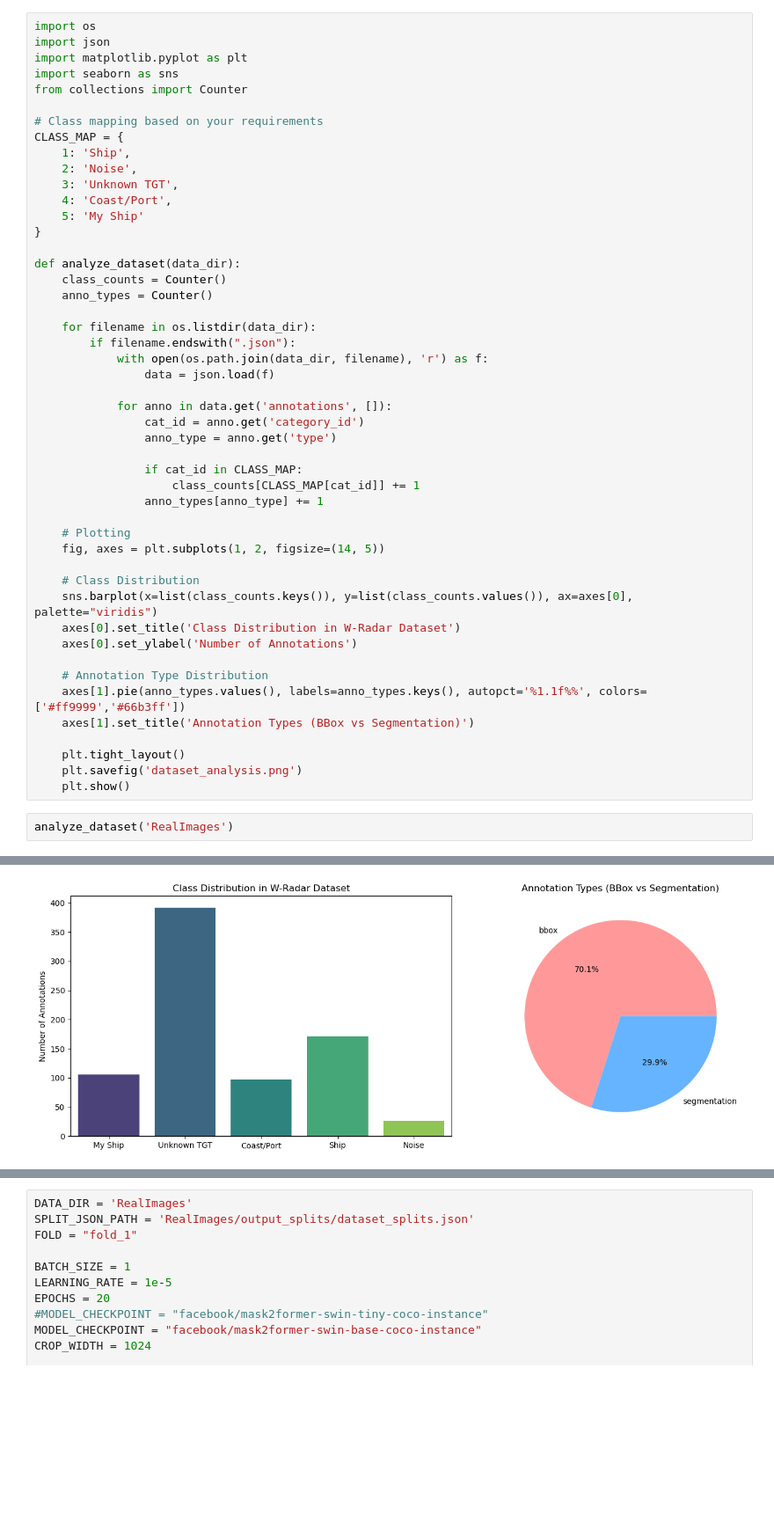
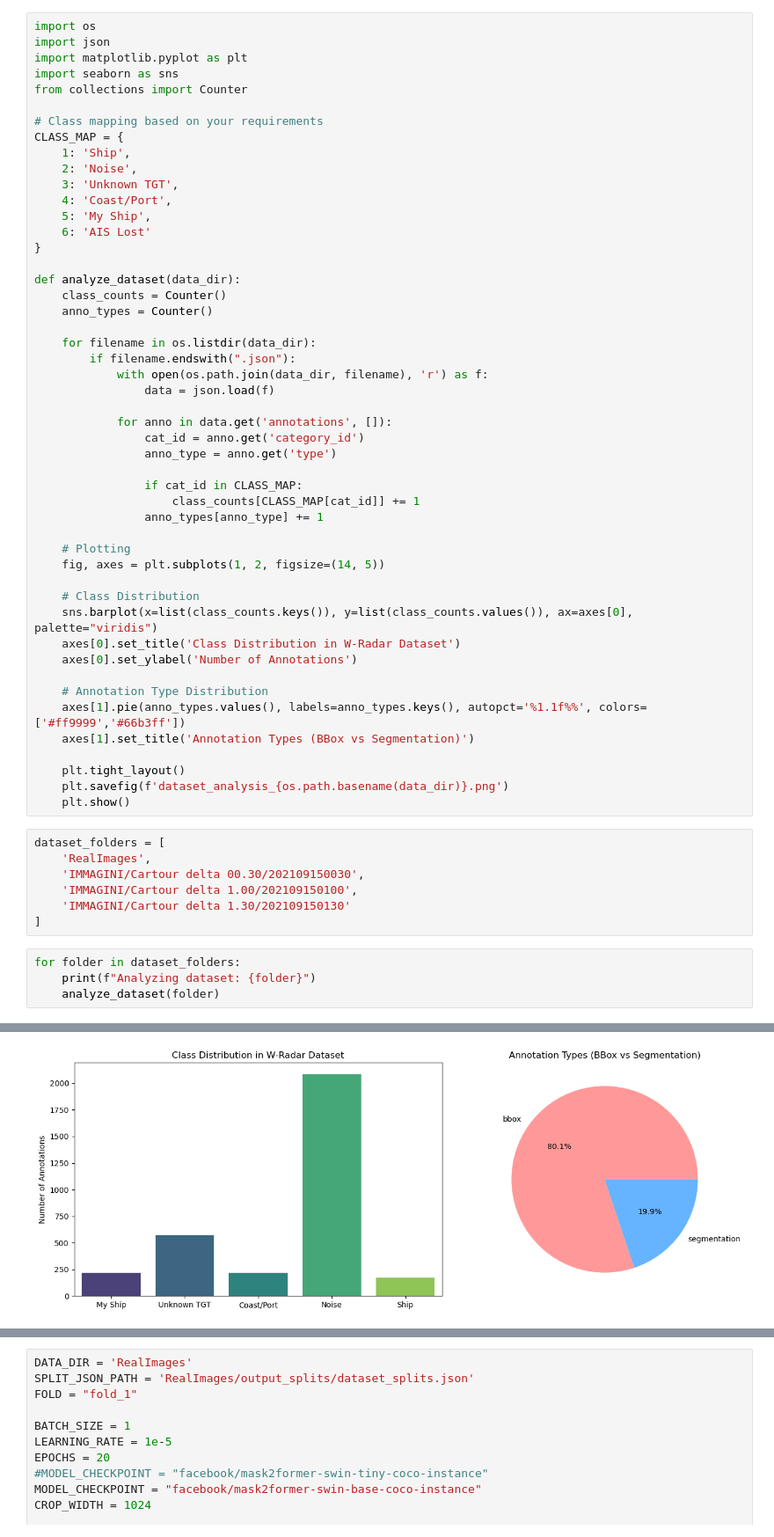
Before and after one commit to SalvatoreCapuozzo/RESAM, a Jupyter notebook: radar_detector.ipynb, the cells around one changed output, grey strips where cells are left out. Shown at 88% size. Cells and saved outputs as stored; diff of their text form; blank space fills up the shorter version.

```diff
--- a/radar_detector.ipynb
+++ b/radar_detector.ipynb
@@ -11,7 +11,8 @@ CLASS_MAP = {
     2: 'Noise',
     3: 'Unknown TGT',
     4: 'Coast/Port',
-    5: 'My Ship'
+    5: 'My Ship',
+    6: 'AIS Lost'
 }
 
 def analyze_dataset(data_dir):
@@ -44,8 +45,17 @@ def analyze_dataset(data_dir):
     axes[1].set_title('Annotation Types (BBox vs Segmentation)')
 
     plt.tight_layout()
-    plt.savefig('dataset_analysis.png')
+    plt.savefig(f'dataset_analysis_{os.path.basename(data_dir)}.png')
     plt.show()
+# %%
+dataset_folders = [
+    'RealImages',
+    'IMMAGINI/Cartour delta 00.30/202109150030',
+    'IMMAGINI/Cartour delta 1.00/202109150100',
+    'IMMAGINI/Cartour delta 1.30/202109150130'
+]
 # %%
-analyze_dataset('RealImages')
+for folder in dataset_folders:
+    print(f"Analyzing dataset: {folder}")
+    analyze_dataset(folder)
 # %% [output]
@@ -55 +66 @@ Passing `palette` without assigning `hue` is deprecated and will be removed in v
-[figure, old version]
+[figure, new version]
```
Also changed, not shown: parts of 6 cells of this notebook, 7 other files.
